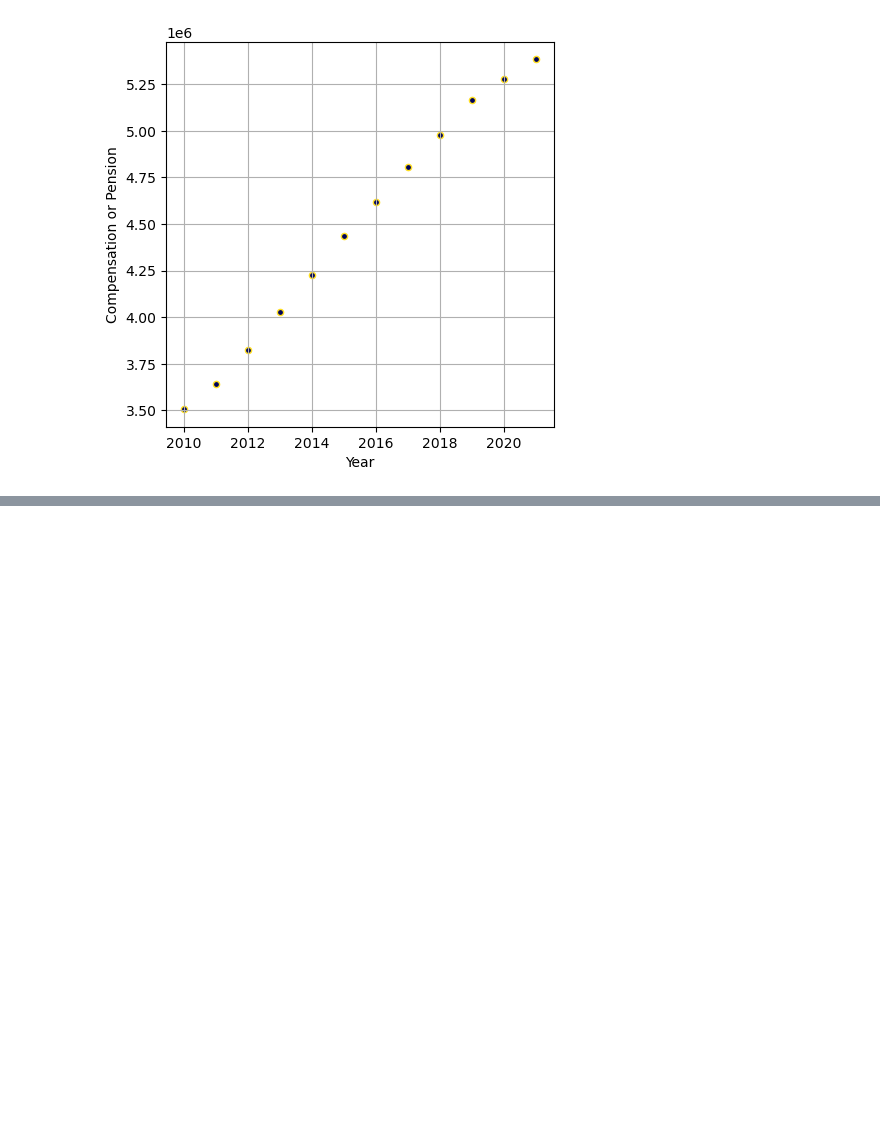
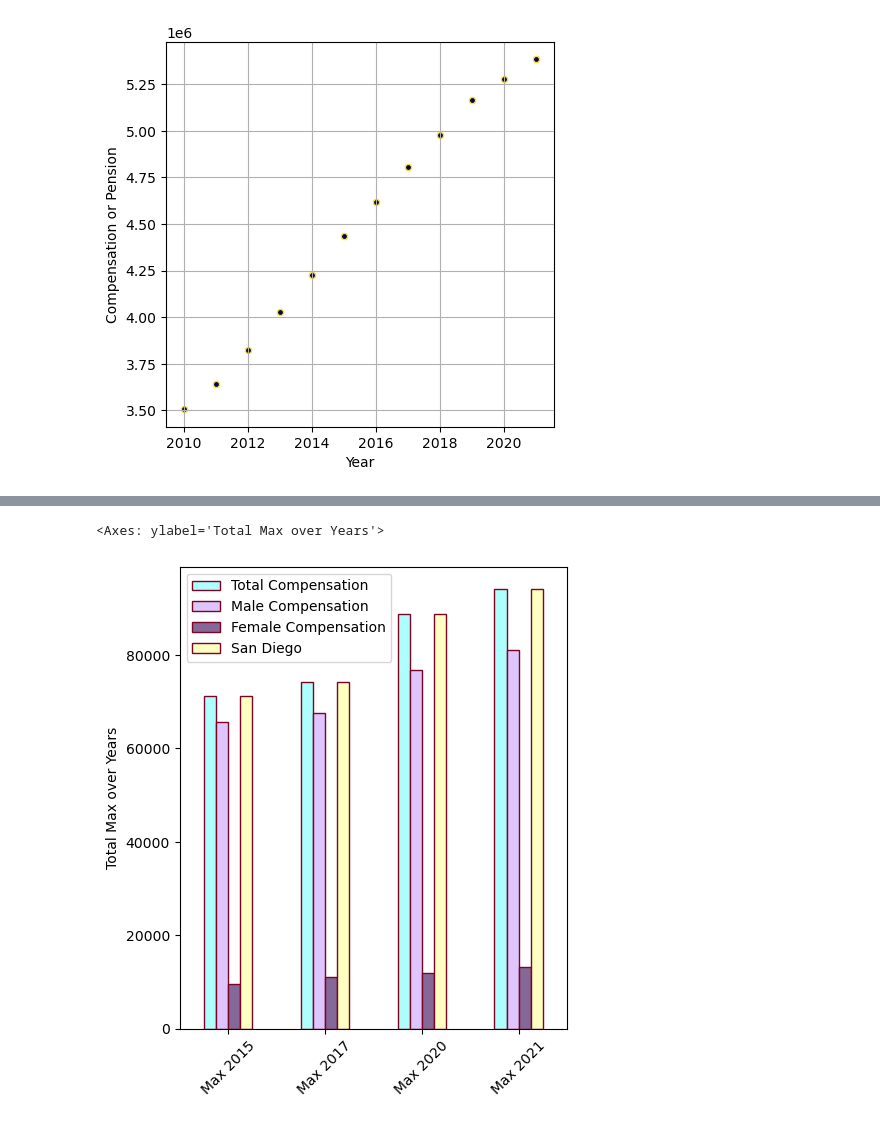
Before and after one commit to nicduffee/project1, a Jupyter notebook: Disability.ipynb, the cells around one changed output, grey strips where cells are left out. Saved outputs shown, nothing was run; the diff lists cells and outputs as text; code cells hidden in the pictures; blank space fills up the shorter version.

```diff
--- a/Disability.ipynb
+++ b/Disability.ipynb
@@ -164,0 +251,12 @@ SyntaxError: invalid syntax (2658751295.py, line 1)
+# %%
+d = {"Total Compensation":[max_compensation_2015['Total: Compensation 2015'].max(),max_compensation_2017['Total: Compensation 2017'].max(),max_compensation_2020['Total: Compensation 2020'].max(), max_compensation_2021['Total: Compensation 2021'].max()],
+    "Male Compensation":[max_malecompensation_2015['Male Compensation 2015'].max(), max_malecompensation_2017['Male Compensation 2017'].max(), max_malecompensation_2020['Male Compensation 2020'].max(), max_malecompensation_2021['Male Compensation 2021'].max()],
+    "Female Compensation":[max_femalecompensation_2015['Female Compensation 2015'].max(), max_femalecompensation_2017['Female Compensation 2017'].max(),max_femalecompensation_2020['Female Compensation 2020'].max(), max_femalecompensation_2021['Female Compensation 2021'].max()],
+    "San Diego": san_diego_values}
+
+
+i = ["Max 2015", "Max 2017", "Max 2020", "Max 2021"]
+
+totals = pd.DataFrame(d, i)
+
+totals
@@ -164,0 +269,7 @@ SyntaxError: invalid syntax (2658751295.py, line 1)
+# %%
+#"#b1d1fc",
+totals.plot(kind="bar", ylabel = "Total Max over Years", figsize = (5,6),
+            color ={"#856798","#ffffc2","#acfffc", "#dfc5fe"}, rot = 45, edgecolor ='#7b0323')
+# %% [output]
+<Axes: ylabel='Total Max over Years'>
+[figure, added]
```
Also changed, not shown: parts of 29 cells of this notebook, 1 other file.
